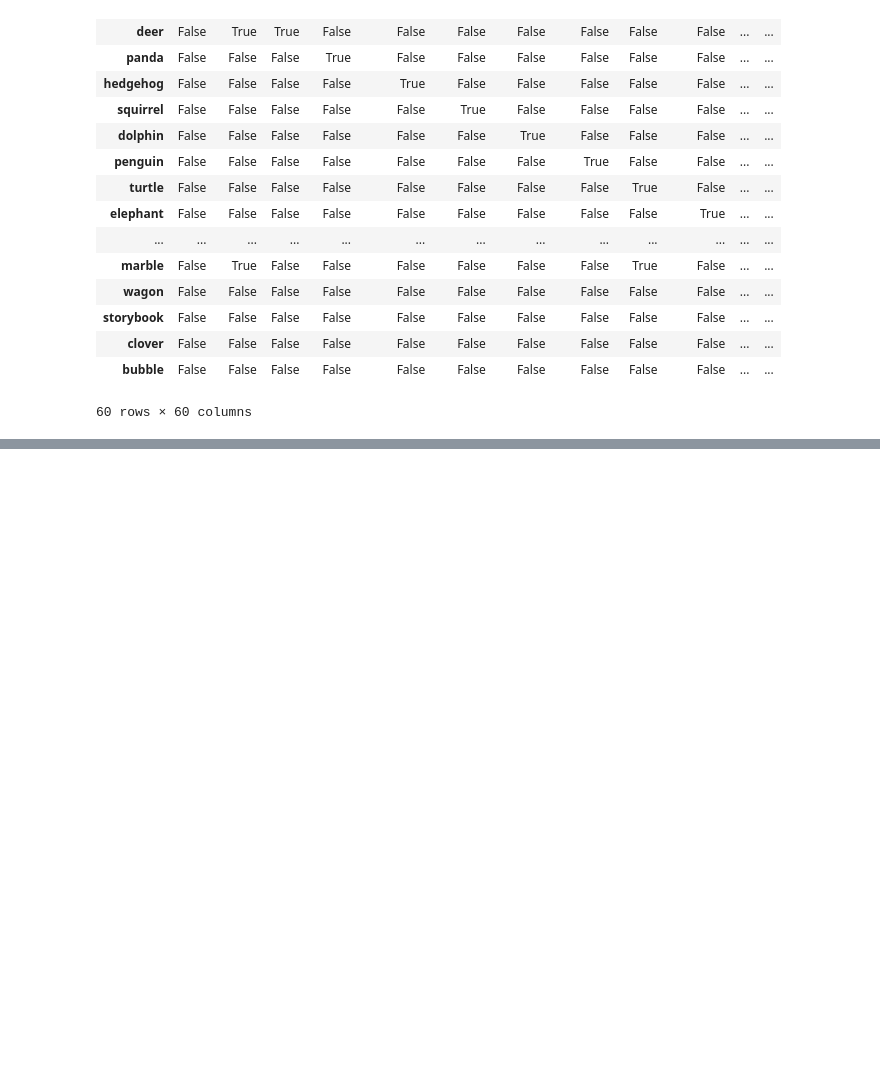
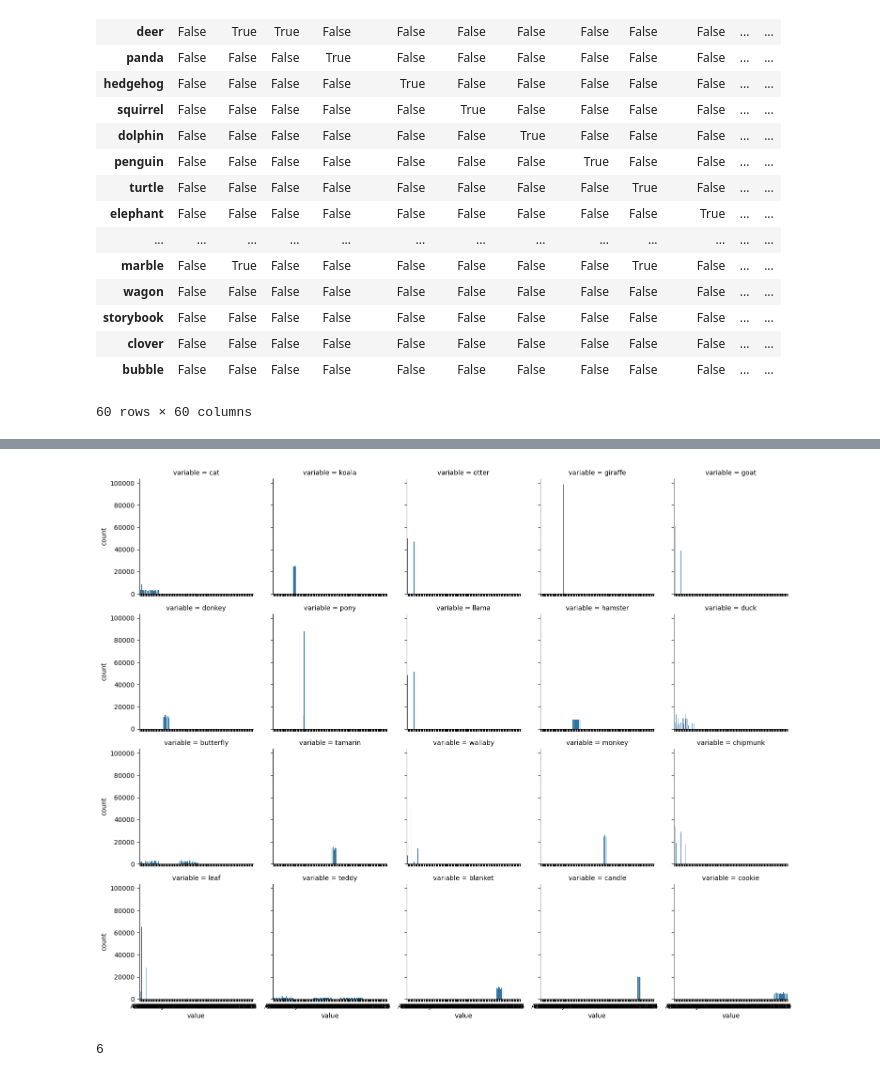
Before and after one commit to fnnsll/synthetic, a Jupyter notebook: data_exploration.ipynb, the cells around one changed output, grey strips where cells are left out. Cells and saved outputs as stored; diff of their text form; code cells hidden in the pictures; blank space fills up the shorter version.

```diff
--- a/data_exploration.ipynb
+++ b/data_exploration.ipynb
@@ -52,0 +235,12 @@ df.isna()
+# %%
+df_o = df[object_columns]
+# %%
+g = sns.FacetGrid(df_o[object_columns].melt(), col='variable', col_wrap=5)
+g.map_dataframe(sns.countplot, x='value')
+plt.show()
+# %% [output]
+[figure, added]
+# %%
+sum(df_o.loc[1] == df_o.loc[2])
+# %% [output]
+6
```
Also changed, not shown: parts of 46 cells of this notebook, 1 other file.
